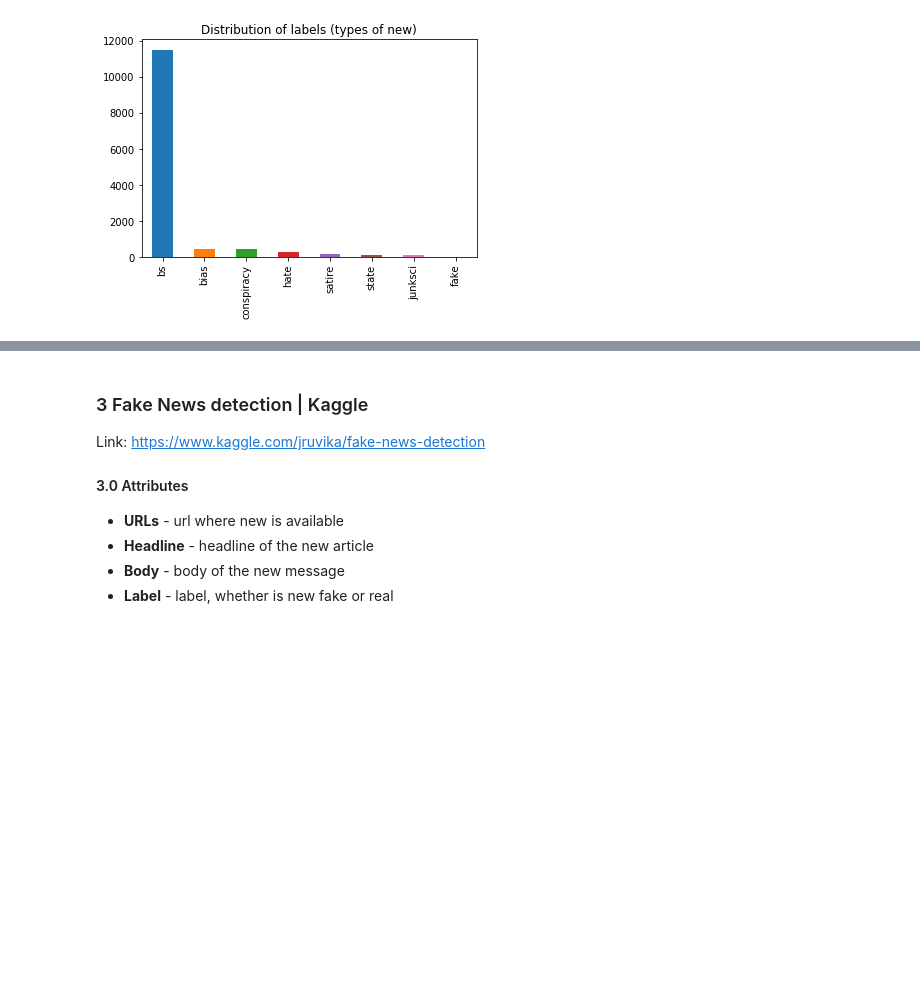
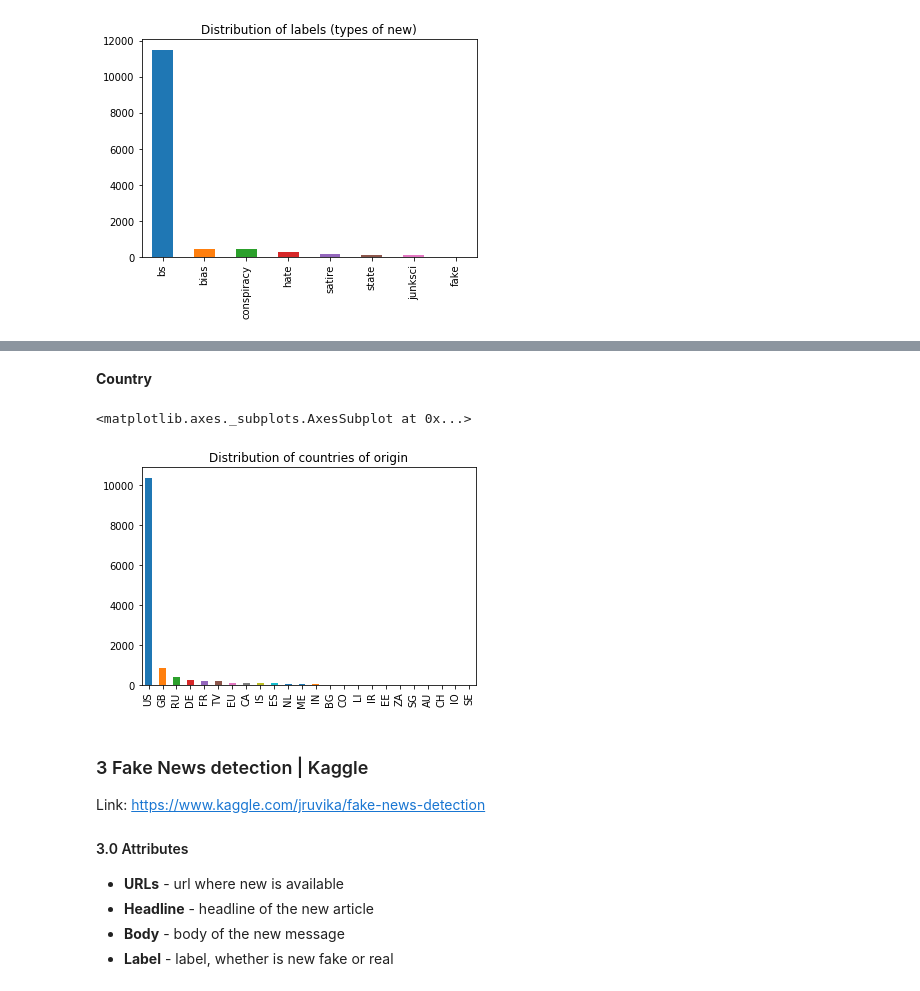
Before and after one commit to pmacinec/fake-news-datasets, a Jupyter notebook: fake_news_datasets.ipynb, the cells around one changed output, grey strips where cells are left out. Cells and saved outputs as stored; diff of their text form; code cells hidden in the pictures; blank space fills up the shorter version.

```diff
--- a/fake_news_datasets.ipynb
+++ b/fake_news_datasets.ipynb
@@ -397,3 +403,10 @@ dataset['language'].value_counts().plot(kind='bar', title='Distribution of langu
+# %% [markdown]
+**Country**
+# %%
+dataset.country.value_counts().plot(kind='bar', title='Distribution of countries of origin')
+# %% [output]
+<matplotlib.axes._subplots.AxesSubplot at 0x...>
+[figure, added]
 # %% [markdown]
 ### 3 Fake News detection | Kaggle
 Link: [https://www.kaggle.com/jruvika/fake-news-detection](https://www.kaggle.com/jruvika/fake-news-detection)
```
Also changed, not shown: parts of 25 cells of this notebook.
